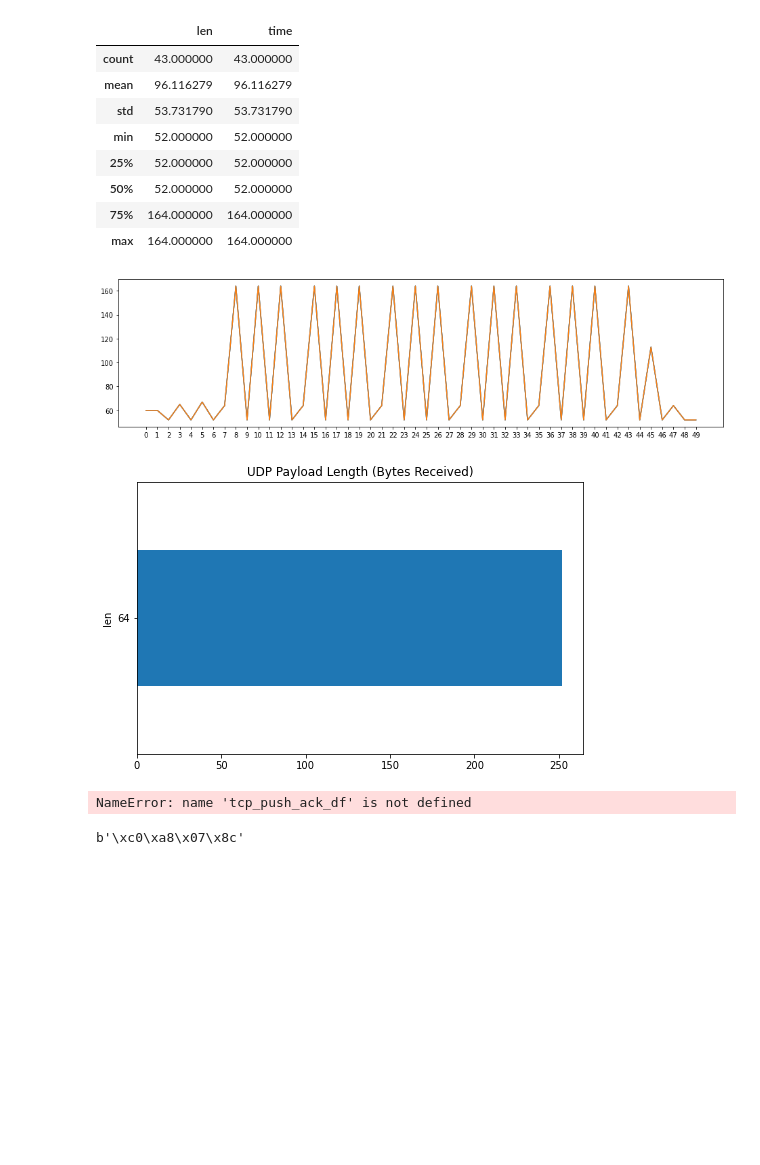
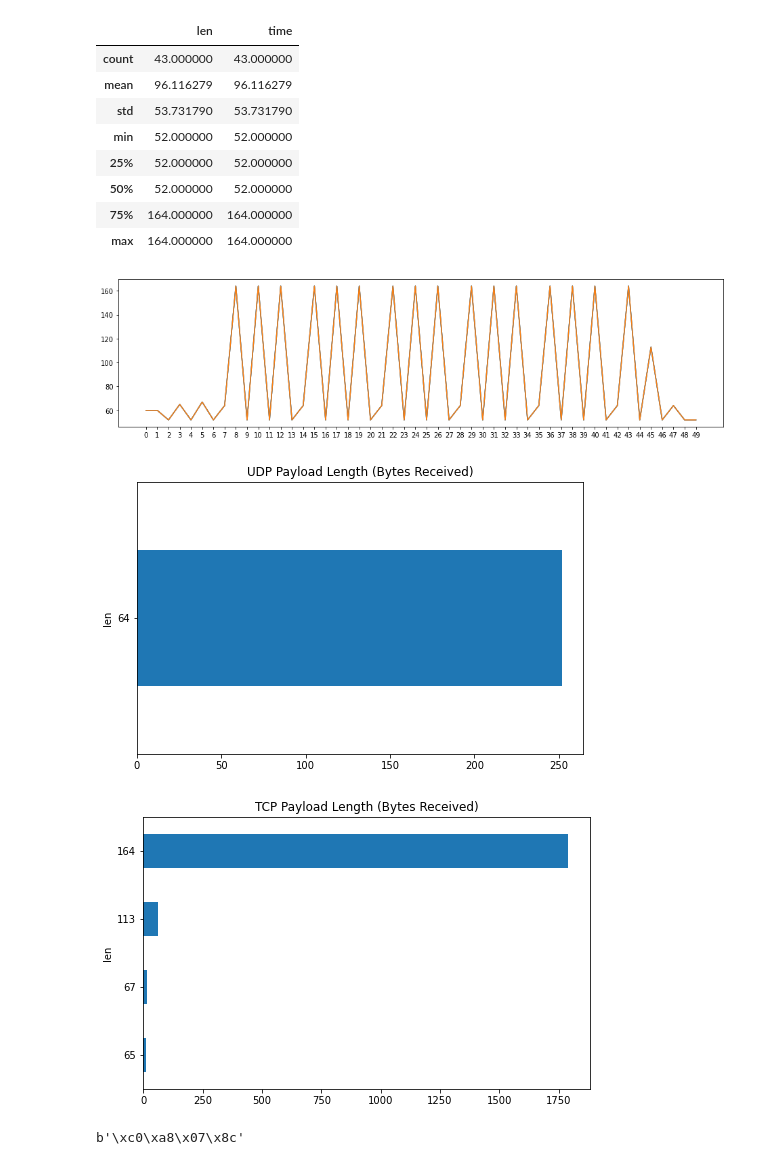
Before and after one commit to fulmetalpackets/protohacking, a Jupyter notebook: packet_analysis/packet_analysis.ipynb, the cells around one changed output. Saved outputs shown, nothing was run; the diff lists cells and outputs as text; code cells hidden in the pictures; blank space fills up the shorter version.

Commit message:
Changed TCP legth formula to count PA packets only

```diff
--- a/packet_analysis/packet_analysis.ipynb
+++ b/packet_analysis/packet_analysis.ipynb
@@ -143,29 +143,31 @@ df1[df1['proto'] == 6].describe()
 # %%
 # Packet length visualizations
 # Length does not include 14 bytes in Ethernet frame header (Wireshark will show total length inc. Ethernet frame header)
 df1['len'].plot(figsize=(16,4))
 df1['len'].plot(subplots=True, figsize=(16,4))
 df1['len'].plot(y=['len'], figsize=(16,4))
 plt.xticks(df1.index)
 plt.show()
 
 # UDP length
 udp_df = df1[df1['proto'] == 17]
 destination_ports = udp_df.groupby("len")['payload'].sum()
 destination_ports.plot(kind='barh',title="UDP Payload Length (Bytes Received)",figsize=(8,5))
 plt.show()
 
 # TCP length
-tcp_df = df1[df1['proto'] == 6 and df1['tcp_flags == 'PA']]
-destination_ports = tcp_df.groupby("len")['payload'].sum()
+tcp_df = df1[df1['proto'] == 6]
+# Select PUSH ACK packets only
+tcp_df_push_ack = tcp_df[tcp_df['tcp_flags'] == 'PA']
+destination_ports = tcp_df_push_ack.groupby("len")['payload'].sum()
 destination_ports.plot(kind='barh',title="TCP Payload Length (Bytes Received)",figsize=(8,5))
 plt.show()
 
 # TCP segment size by IP address
 # %% [output]
 [figure]
 [figure]
-NameError: name 'tcp_push_ack_df' is not defined
+[figure, added]
 # %%
 # Geocoordinates from several pcaps - payload
 # Splitting the payload column into sets of 4 characters, and add them to new column
```
Also changed, not shown: parts of 1 cell of this notebook.
